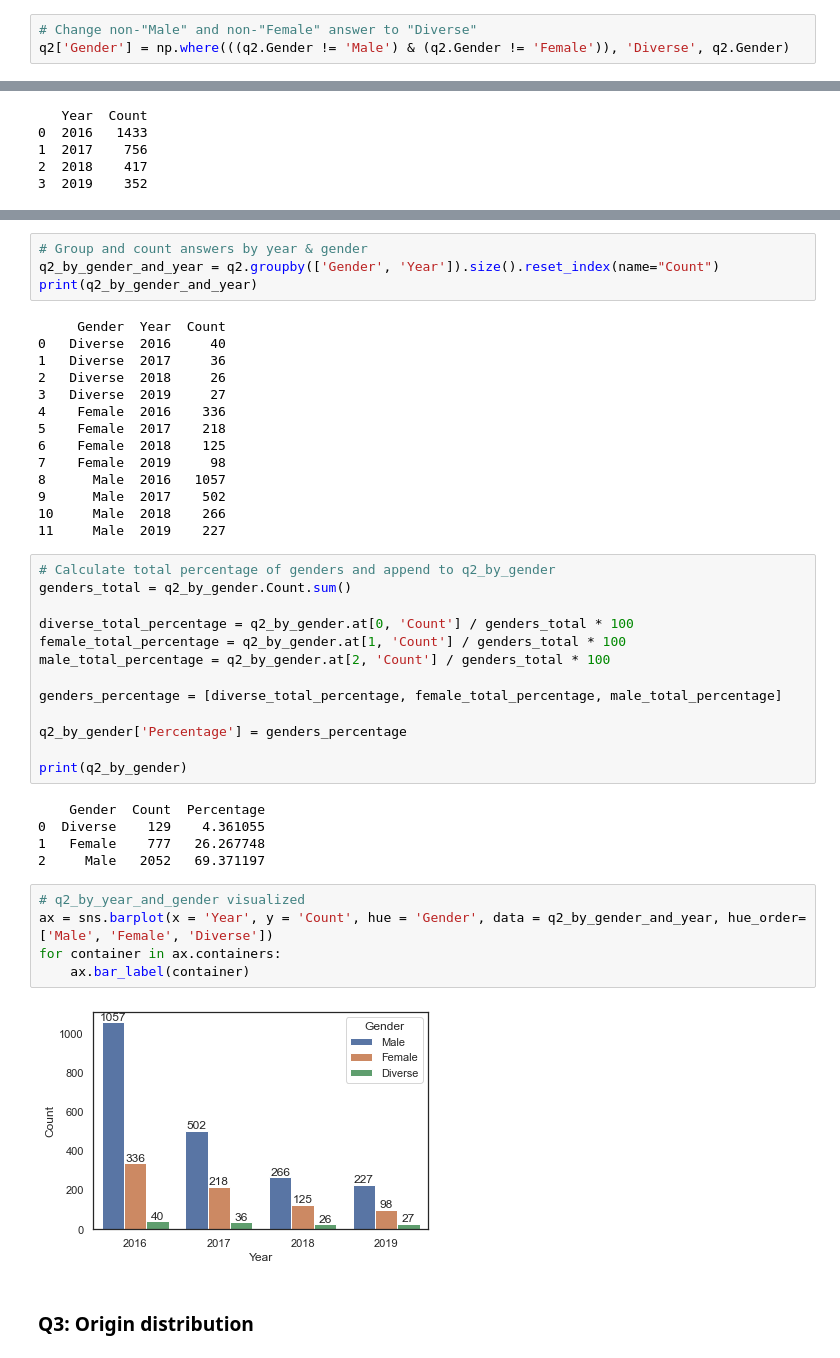
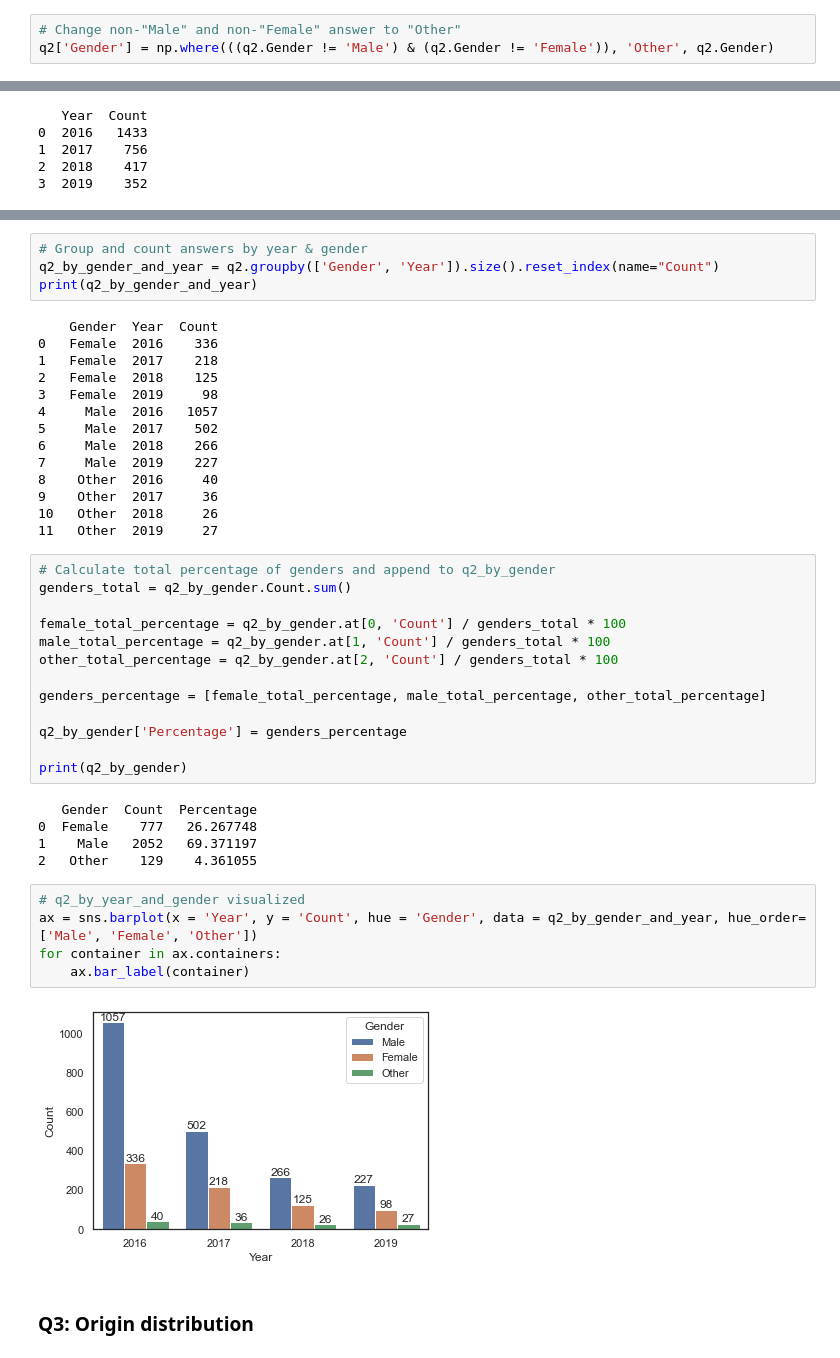
Before and after one commit to Selorikas/mental-health, a Jupyter notebook: mental-health.ipynb, the cells around one changed output, grey strips where cells are left out. Saved outputs shown, nothing was run; the diff lists cells and outputs as text.

Commit message:
Change 'Diverse' to 'Other'

```diff
--- a/mental-health.ipynb
+++ b/mental-health.ipynb
@@ -96,8 +96,8 @@ q2.head()
 | 1436 | Male | 2016 | 1264 | 2 |
 | 1437 | Female | 2016 | 1265 | 2 |
 # %%
-# Change non-"Male" and non-"Female" answer to "Diverse"
-q2['Gender'] = np.where(((q2.Gender != 'Male') & (q2.Gender != 'Female')), 'Diverse', q2.Gender)
+# Change non-"Male" and non-"Female" answer to "Other"
+q2['Gender'] = np.where(((q2.Gender != 'Male') & (q2.Gender != 'Female')), 'Other', q2.Gender)
 # %% [markdown]
 #### Gender analysis
 # %%
@@ -124,44 +124,44 @@ print(q2_by_gender)
 q2_by_gender_and_year = q2.groupby(['Gender', 'Year']).size().reset_index(name="Count")
 print(q2_by_gender_and_year)
 # %% [output]
-     Gender  Year  Count
-0   Diverse  2016     40
-1   Diverse  2017     36
-2   Diverse  2018     26
-3   Diverse  2019     27
-4    Female  2016    336
-5    Female  2017    218
-6    Female  2018    125
-7    Female  2019     98
-8      Male  2016   1057
-9      Male  2017    502
-10     Male  2018    266
-11     Male  2019    227
+    Gender  Year  Count
+0   Female  2016    336
+1   Female  2017    218
+2   Female  2018    125
+3   Female  2019     98
+4     Male  2016   1057
+5     Male  2017    502
+6     Male  2018    266
+7     Male  2019    227
+8    Other  2016     40
+9    Other  2017     36
+10   Other  2018     26
+11   Other  2019     27
 # %%
 # Calculate total percentage of genders and append to q2_by_gender
 genders_total = q2_by_gender.Count.sum()
 
-diverse_total_percentage = q2_by_gender.at[0, 'Count'] / genders_total * 100
-female_total_percentage = q2_by_gender.at[1, 'Count'] / genders_total * 100
-male_total_percentage = q2_by_gender.at[2, 'Count'] / genders_total * 100
+female_total_percentage = q2_by_gender.at[0, 'Count'] / genders_total * 100
+male_total_percentage = q2_by_gender.at[1, 'Count'] / genders_total * 100
+other_total_percentage = q2_by_gender.at[2, 'Count'] / genders_total * 100
 
-genders_percentage = [diverse_total_percentage, female_total_percentage, male_total_percentage]
+genders_percentage = [female_total_percentage, male_total_percentage, other_total_percentage]
 
 q2_by_gender['Percentage'] = genders_percentage
 
 print(q2_by_gender)
 # %% [output]
-    Gender  Count  Percentage
-0  Diverse    129    4.361055
-1   Female    777   26.267748
-2     Male   2052   69.371197
+   Gender  Count  Percentage
+0  Female    777   26.267748
+1    Male   2052   69.371197
+2   Other    129    4.361055
 # %%
 # q2_by_year_and_gender visualized
-ax = sns.barplot(x = 'Year', y = 'Count', hue = 'Gender', data = q2_by_gender_and_year, hue_order=['Male', 'Female', 'Diverse'])
+ax = sns.barplot(x = 'Year', y = 'Count', hue = 'Gender', data = q2_by_gender_and_year, hue_order=['Male', 'Female', 'Other'])
 for container in ax.containers:
     ax.bar_label(container)
 # %% [output]
-[figure, old version]
+[figure, new version]
 # %% [markdown]
 ### Q3: Origin distribution
 # %% [markdown]
```
Also changed, not shown: parts of 1 cell of this notebook.
